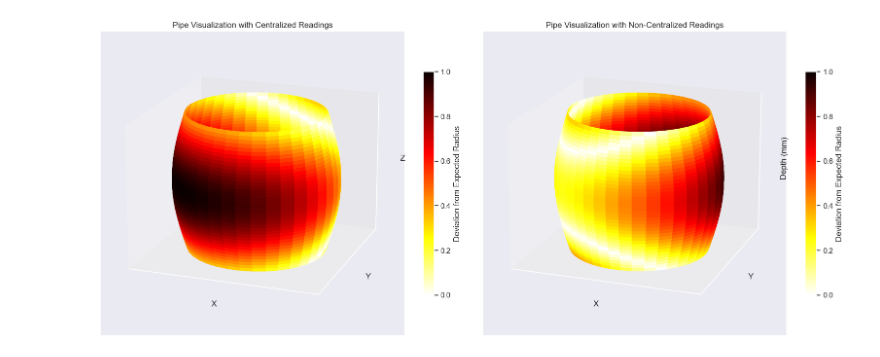
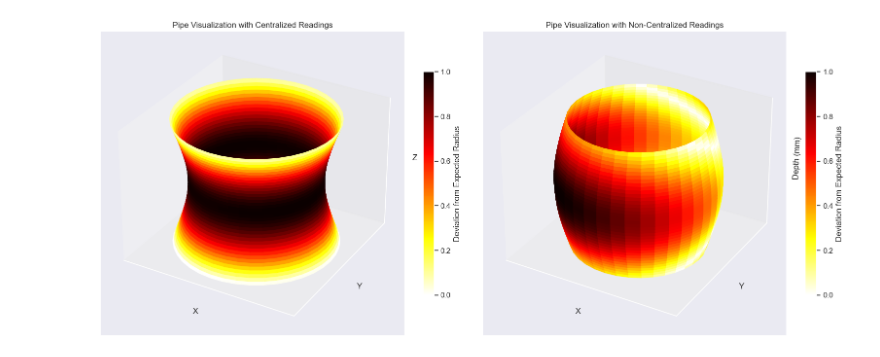
Before and after one commit to borayil/mit_centralization, a Jupyter notebook: visualization.ipynb, the cells around one changed output. Cells and saved outputs as stored; diff of their text form; code cells hidden in the pictures.

```diff
--- a/visualization.ipynb
+++ b/visualization.ipynb
@@ -78,40 +78,40 @@ surf = ax.plot_surface(
     x, y, z_grid,
     facecolors=plt.cm.hot_r(deviation / np.max(deviation)),
     shade=False
 )
 
 # Create a colorbar for the second data
 colorbar = fig.colorbar(
     plt.cm.ScalarMappable(cmap=plt.cm.hot_r), ax=ax, shrink=0.6
 )
 colorbar.set_label('Deviation from Expected Radius')
 
 # Set the axis labels for the second data
 ax.set_xlabel('X')
 ax.set_ylabel('Y')
 ax.set_zlabel('Depth (mm)')
 ax.set_title('Pipe Visualization with Non-Centralized Readings')
 
 # Hide ticks
 ax.set_xticks([])
 ax.set_yticks([])
 ax.set_zticks([])
 
 # Adjust the layout
 plt.tight_layout()
 
-# # Set the rotation angles
-# elevation_angle = 18
-# azimuth_angle = 110
+# Set the rotation angles
+elevation_angle = 30
+azimuth_angle = -60
 
-# # Rotate the plots
-# ax_centralized.view_init(elevation_angle, azimuth_angle)
-# ax.view_init(elevation_angle, azimuth_angle)
+# Rotate the plots
+ax_centralized.view_init(elevation_angle, azimuth_angle)
+ax.view_init(elevation_angle, azimuth_angle)
 
 # Display the plots
 plt.show()
 # %% [output]
-[figure, old version]
+[figure, new version]
 # %%
 # Load the original data
 data = np.loadtxt('data/data.txt')
```
Also changed, not shown: parts of 2 cells of this notebook, 5 other files.
